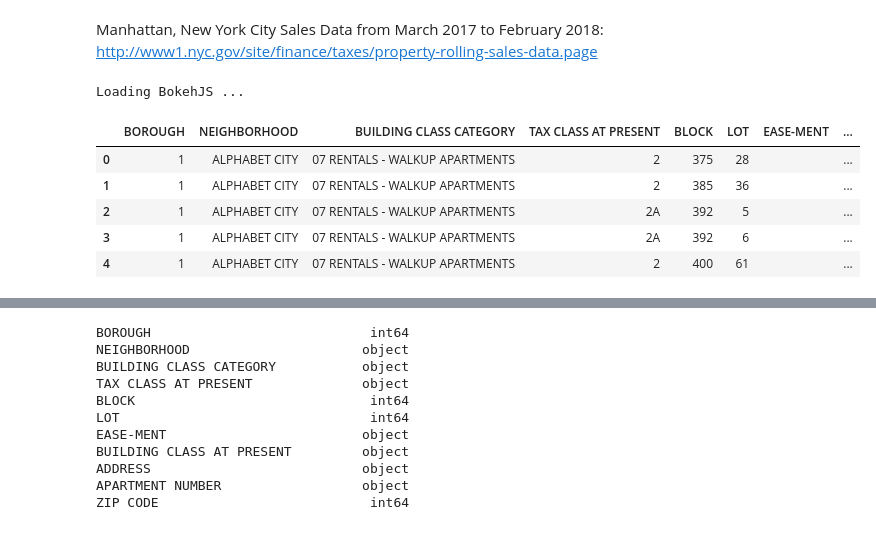
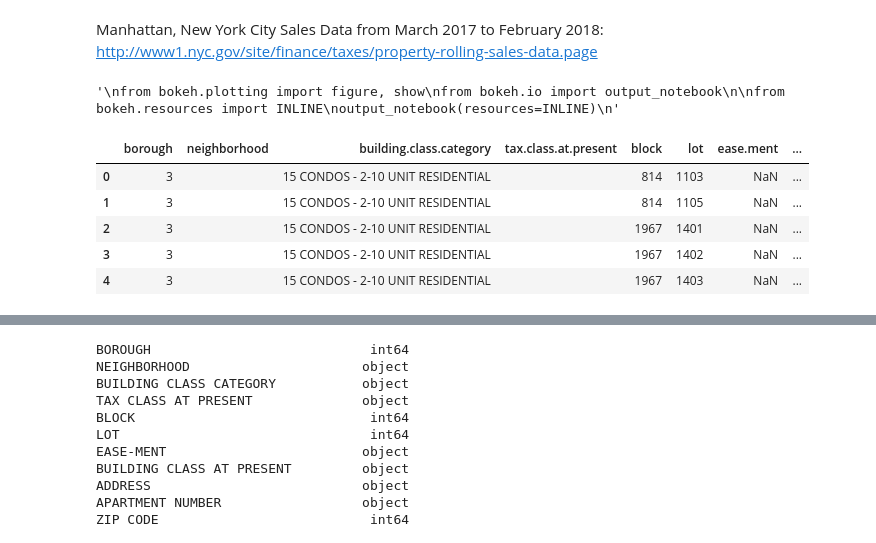
Before and after one commit to rajaharsha/Machine-Learning, a Jupyter notebook: Regression/NYC-Housing-Price-Prediction.ipynb, the cells around one changed output, grey strips where cells are left out. Saved outputs shown, nothing was run; the diff lists cells and outputs as text; code cells hidden in the pictures.

```diff
--- a/Regression/NYC-Housing-Price-Prediction.ipynb
+++ b/Regression/NYC-Housing-Price-Prediction.ipynb
@@ -11,24 +11,27 @@ import seaborn as sns
 
 import numpy as np
 
+"""
 from bokeh.plotting import figure, show
 from bokeh.io import output_notebook
 
 from bokeh.resources import INLINE
 output_notebook(resources=INLINE)
+"""
 # %% [output]
-Loading BokehJS ...
+'\nfrom bokeh.plotting import figure, show\nfrom bokeh.io import output_notebook\n\nfrom bokeh.resources import INLINE\noutput_notebook(resources=INLINE)\n'
 # %%
 # read input dataset
 df_sales = pd.read_csv('rollingsales_manhattan.csv')
+df_sales = pd.read_csv('rollingsales_brooklyn.csv')
 df_sales.head()
 # %% [output]
-|  | BOROUGH | NEIGHBORHOOD | BUILDING CLASS CATEGORY | TAX CLASS AT PRESENT | BLOCK | LOT | EASE-MENT | ... |
-| 0 | 1 | ALPHABET CITY | 07 RENTALS - WALKUP APARTMENTS | 2 | 375 | 28 |  | ... |
-| 1 | 1 | ALPHABET CITY | 07 RENTALS - WALKUP APARTMENTS | 2 | 385 | 36 |  | ... |
-| 2 | 1 | ALPHABET CITY | 07 RENTALS - WALKUP APARTMENTS | 2A | 392 | 5 |  | ... |
-| 3 | 1 | ALPHABET CITY | 07 RENTALS - WALKUP APARTMENTS | 2A | 392 | 6 |  | ... |
-| 4 | 1 | ALPHABET CITY | 07 RENTALS - WALKUP APARTMENTS | 2 | 400 | 61 |  | ... |
+|  | borough | neighborhood | building.class.category | tax.class.at.present | block | lot | ease.ment | ... |
+| 0 | 3 |  | 15 CONDOS - 2-10 UNIT RESIDENTIAL |  | 814 | 1103 | NaN | ... |
+| 1 | 3 |  | 15 CONDOS - 2-10 UNIT RESIDENTIAL |  | 814 | 1105 | NaN | ... |
+| 2 | 3 |  | 15 CONDOS - 2-10 UNIT RESIDENTIAL |  | 1967 | 1401 | NaN | ... |
+| 3 | 3 |  | 15 CONDOS - 2-10 UNIT RESIDENTIAL |  | 1967 | 1402 | NaN | ... |
+| 4 | 3 |  | 15 CONDOS - 2-10 UNIT RESIDENTIAL |  | 1967 | 1403 | NaN | ... |
 # %%
 df_sales.describe()
 # %% [output]
```
Also changed, not shown: parts of 24 cells of this notebook, 7 other files.
